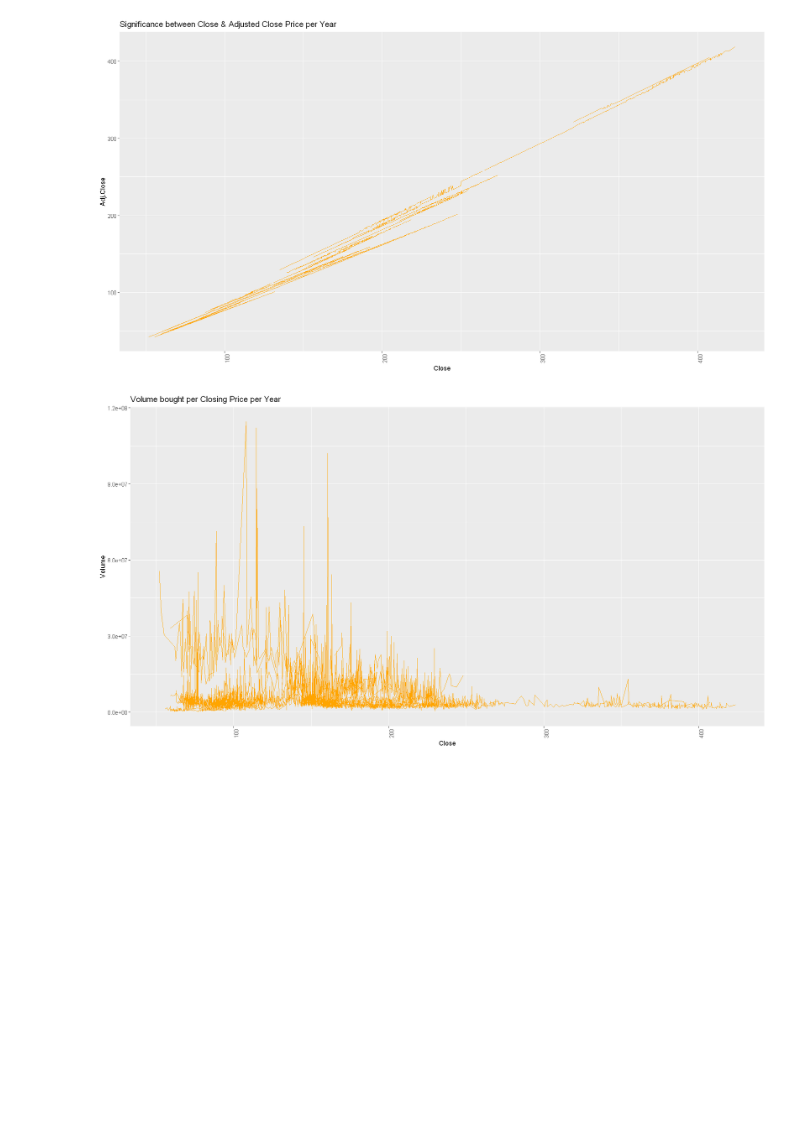
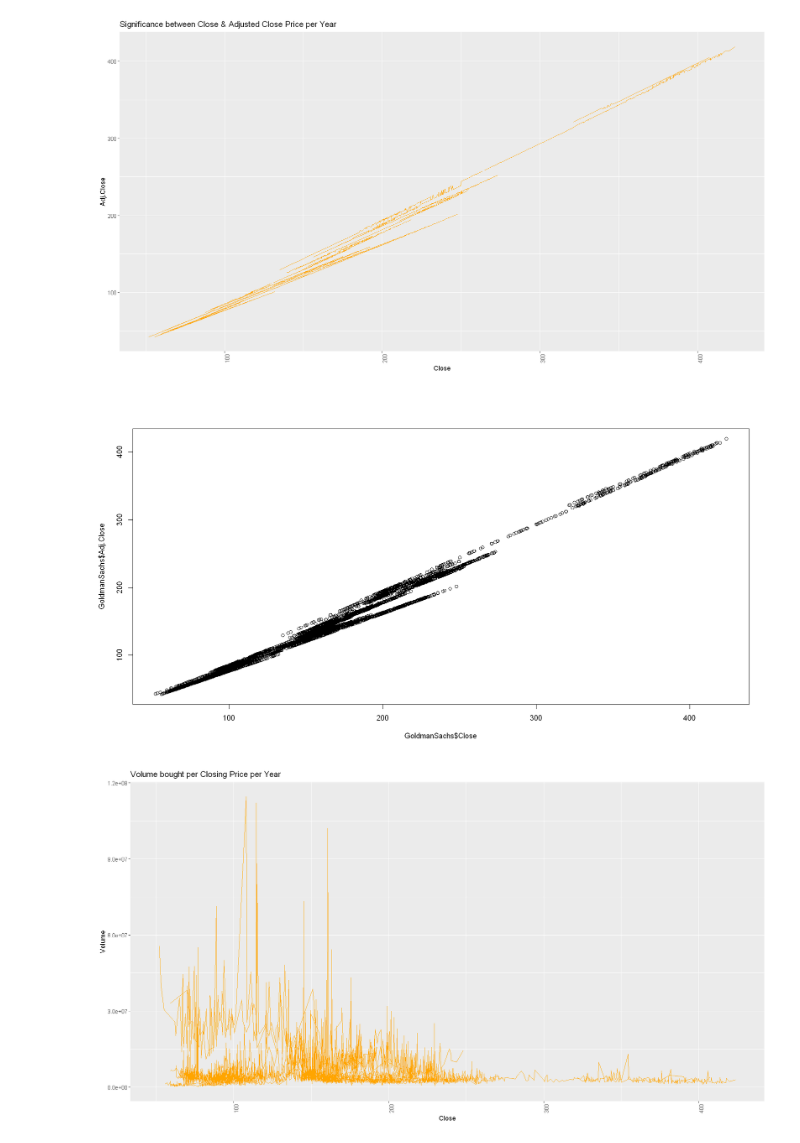
Before and after one commit to Chibikai/Goldman-Sachs-Stocks, a Jupyter notebook: Goldman_Sach.ipynb, the cells around one changed output. Saved outputs shown, nothing was run; the diff lists cells and outputs as text; code cells hidden in the pictures; blank space fills up the shorter version.

```diff
--- a/Goldman_Sach.ipynb
+++ b/Goldman_Sach.ipynb
@@ -331,6 +331,10 @@ ggplot(GoldmanSachs, aes(x=Close, y=Adj.Close, group = Year)) +
   theme(axis.text.x = element_text(angle = 90, vjust = 1, hjust=1))
 # %% [output]
 [figure]
+# %%
+plot(GoldmanSachs$Close, GoldmanSachs$Adj.Close)
+# %% [output]
+[figure, added]
 # %%
 # Does the # of Shares Bought (Volume) affect the Closing Price?
 
```
Also changed, not shown: 1 other file.
